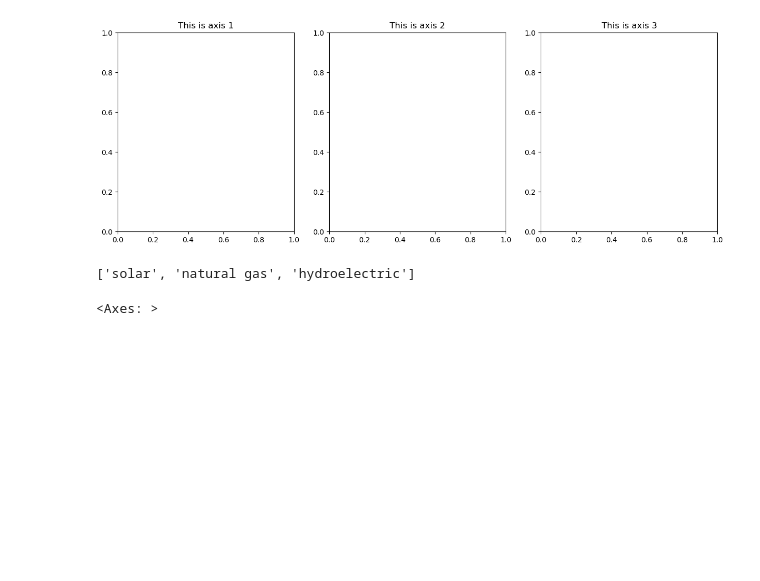
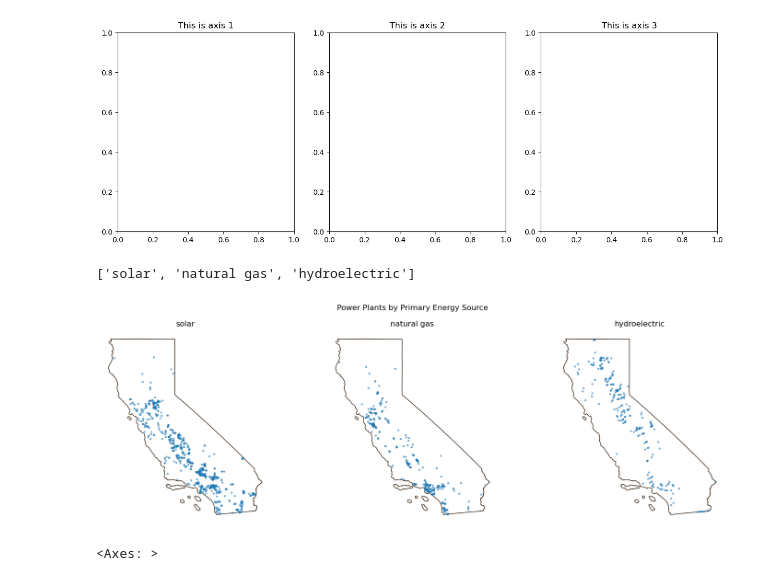
Before and after one commit to MEDS-eds-220/MEDS-eds-220-course, a Jupyter notebook: book/chapters/lesson-11-csv-to-geodataframe/lesson-11-csv-to-geo.ipynb, the cells around one changed output. Cells and saved outputs as stored; diff of their text form; code cells hidden in the pictures; blank space fills up the shorter version.

```diff
--- a/book/chapters/lesson-11-csv-to-geodataframe/lesson-11-csv-to-geo.ipynb
+++ b/book/chapters/lesson-11-csv-to-geodataframe/lesson-11-csv-to-geo.ipynb
@@ -336,6 +336,26 @@ top_sources = california['primsource'].value_counts().index[:3].tolist()
 top_sources
 # %% [output]
 ['solar', 'natural gas', 'hydroelectric']
+# %%
+# isolate the CA boundary
+ca_boundary = states[states.name=='California']
+# %%
+fig, axes = plt.subplots(nrows=1, ncols=3, figsize=(15, 5))
+
+for ax, source in zip(axes, top_sources):
+    ca_boundary.plot(ax=ax,
+                    color='none',
+                    edgecolor='#362312')
+    subset = california[california['primsource'] == source]
+    subset.plot(ax=ax, markersize=5, alpha=0.5)
+    ax.set_title(source)
+    ax.axis('off')  # Remove axes for a cleaner look
+
+plt.suptitle("Power Plants by Primary Energy Source")
+plt.tight_layout()
+plt.show()
+# %% [output]
+[figure, added]
 # %%
 fig, axes = plt.subplots(nrows=1, ncols=len(top_sources), figsize=(15, 5))
 
```
Also changed, not shown: parts of 1 cell of this notebook, 4 other files.
